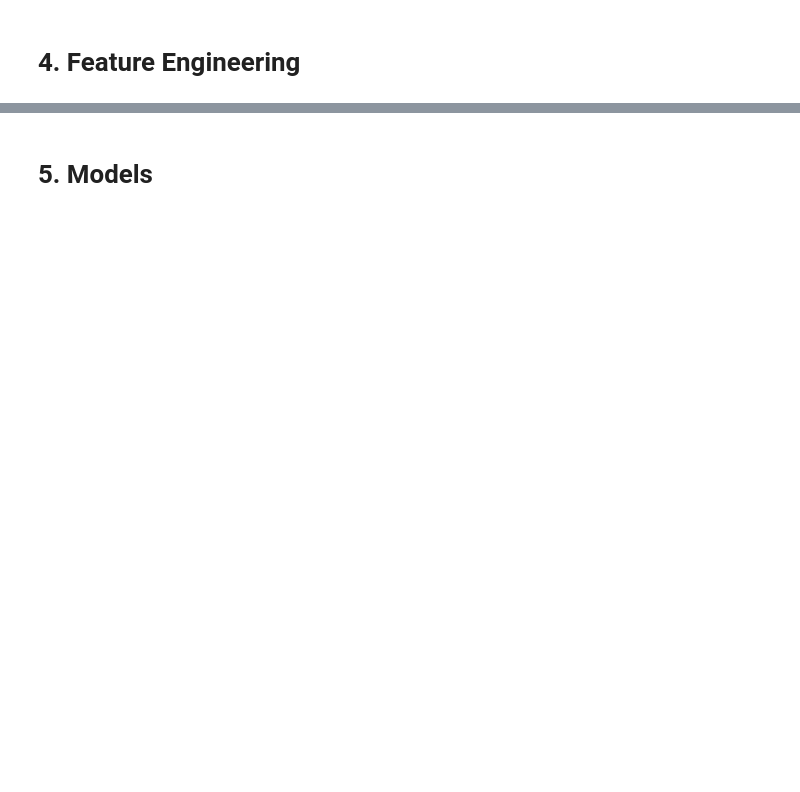
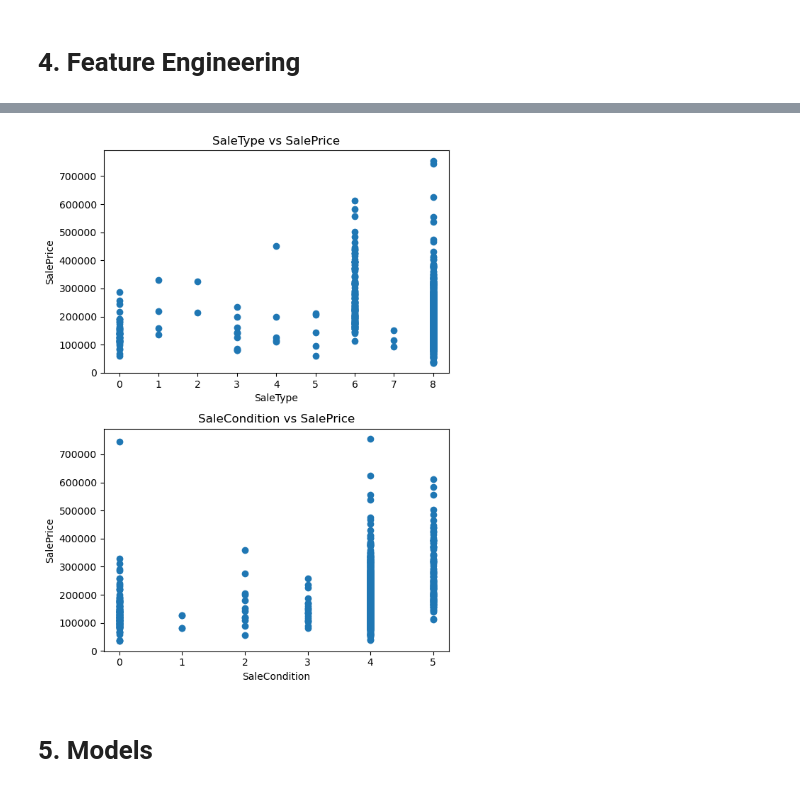
Before and after one commit to IsaiJesus/House-Prices, a Jupyter notebook: HousePrices.ipynb, the cells around one changed output, grey strips where cells are left out. Cells and saved outputs as stored; diff of their text form; code cells hidden in the pictures; blank space fills up the shorter version.

```diff
--- a/HousePrices.ipynb
+++ b/HousePrices.ipynb
@@ -541,0 +454,4 @@ Normalmente, preferiría comenzar con la limpieza de los datos, pero debido a qu
+# %%
+# Quality-to-Price Ratio
+
+df_train['QualityPriceRatio'] = df_train['OverallQual'] / df_train['SalePrice']
@@ -542,2 +541,21 @@ Normalmente, preferiría comenzar con la limpieza de los datos, pero debido a qu
+# %%
+y = 'SalePrice'
+
+fig, (ax1, ax2) = plt.subplots(2, 1, figsize=(6, 8))
+
+ax1.scatter(df_train['SaleType'], df_train[y])
+ax1.set_title(f'SaleType vs {y}')
+ax1.set_xlabel('SaleType')
+ax1.set_ylabel(y)
+
+ax2.scatter(df_train['SaleCondition'], df_train[y])
+ax2.set_title(f'SaleCondition vs {y}')
+ax2.set_xlabel('SaleCondition')
+ax2.set_ylabel(y)
+
+plt.tight_layout()
+plt.show()
+# %% [output]
+[figure, added]
 # %% [markdown]
 # 5. Models
```
Also changed, not shown: parts of 111 cells of this notebook, 1 other file.
